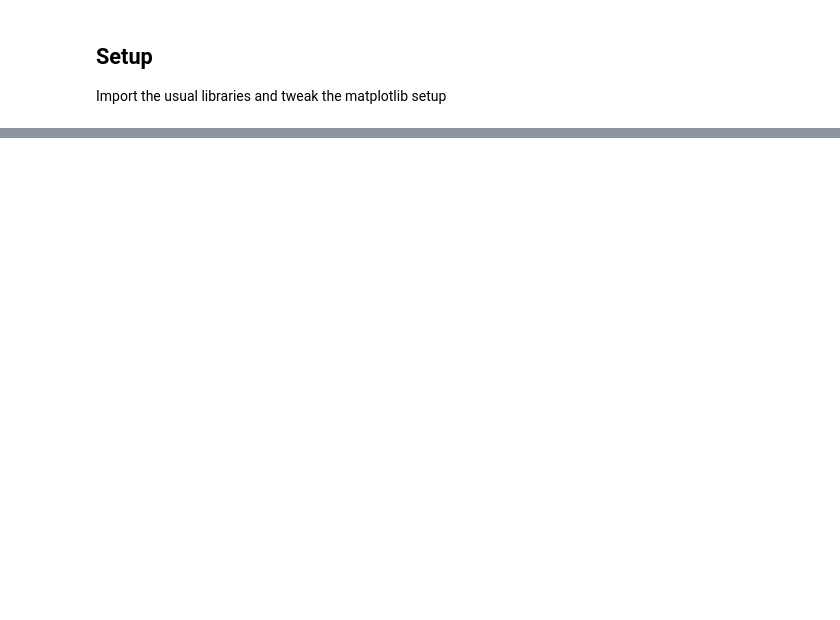
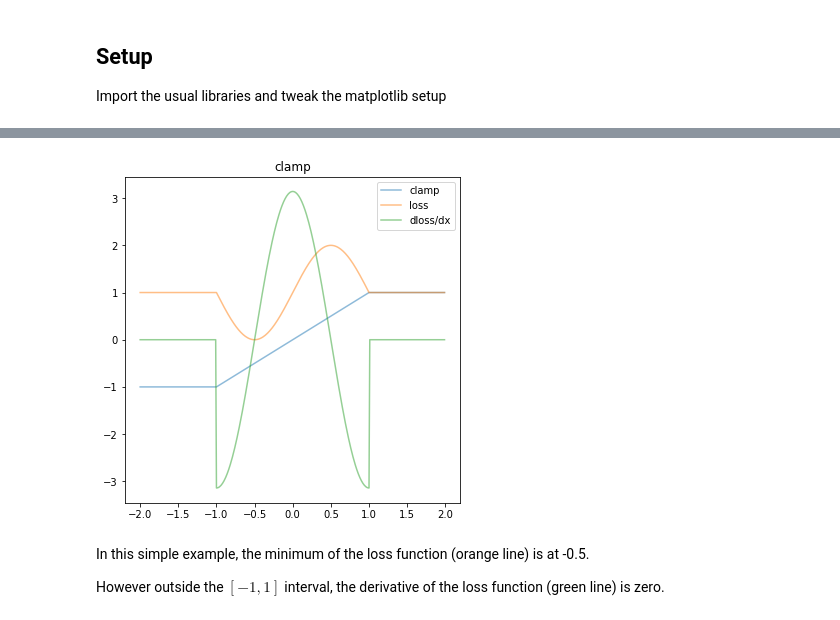
Before and after one commit to joehalliwell/blog, a Jupyter notebook: _notebooks/2022-01-01-clamp-with-grad.ipynb, the cells around one changed output, grey strips where cells are left out. Saved outputs shown, nothing was run; the diff lists cells and outputs as text; code cells hidden in the pictures; blank space fills up the shorter version.

```diff
--- a/_notebooks/2022-01-01-clamp-with-grad.ipynb
+++ b/_notebooks/2022-01-01-clamp-with-grad.ipynb
@@ -15,5 +21,6 @@ import matplotlib
 import matplotlib.pyplot as plt
 from math import pi
 
-matplotlib.rcParams['figure.figsize'] = (8 * 3, 8)
+FIGSIZE = 6
+matplotlib.rcParams['figure.figsize'] = (FIGSIZE * 3, FIGSIZE)
 # %% [markdown]
@@ -37,0 +52,21 @@ plt.legend()
+# %%
+def plot(clamp_fn, ax, title):
+  x = torch.arange(-2, 2, 0.01)
+  clamp = lambda x: clamp_fn(x, -1, 1)
+  loss = lambda x: torch.sin(clamp(x) * pi) + 1
+
+  ax.plot(x, clamp(x), label="clamp", alpha=0.5)
+  ax.plot(x, loss(x), label="loss", alpha=0.5)
+  ax.plot(x, get_gradient(loss, x), label="dloss/dx", alpha=0.5)
+
+  ax.legend()
+  ax.title.set_text(title)
+
+fig, ax = plt.subplots(ncols=1, figsize=(FIGSIZE,FIGSIZE))
+plot(torch.clamp, ax, "clamp")
+# %% [output]
+[figure, added]
+# %% [markdown]
+In this simple example, the minimum of the loss function (orange line) is at -0.5.
+
+However outside the $[-1,1]$ interval, the derivative of the loss function (green line) is zero.
```
Also changed, not shown: parts of 13 cells of this notebook, 1 other file.
